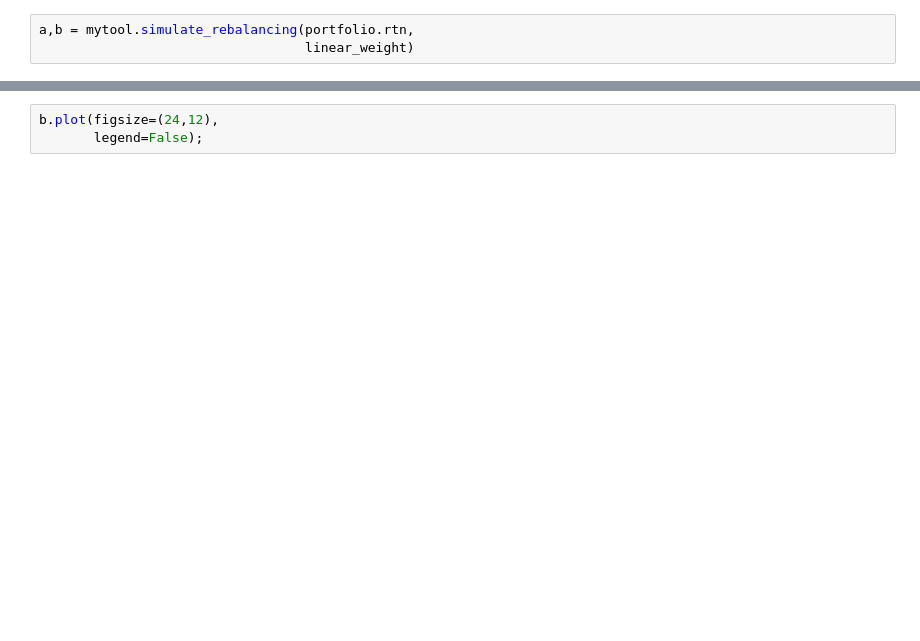
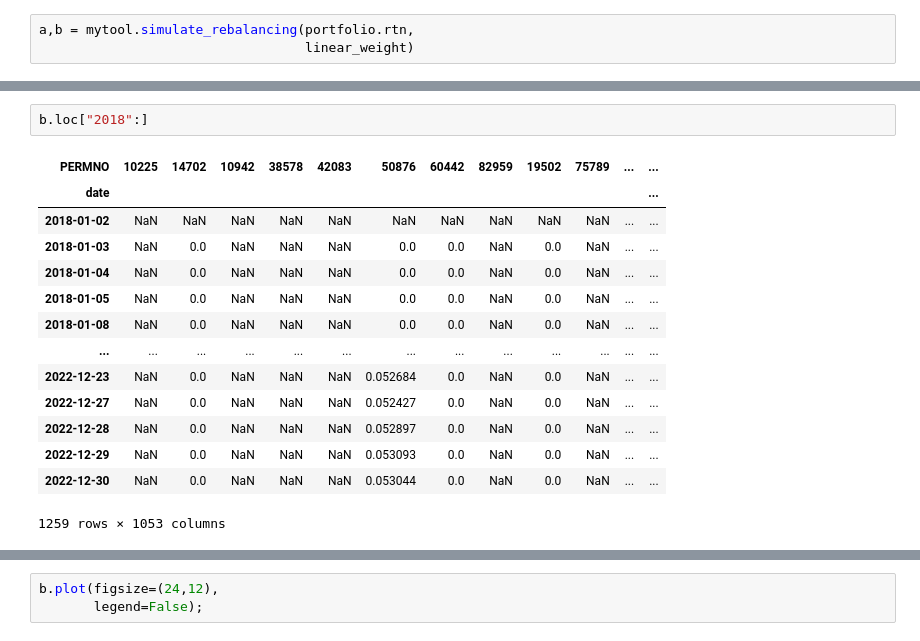
Before and after one commit to Je-Hyeon/Portfolio-Optimization-2023-FR-Project-, a Jupyter notebook: min_variance_pf.ipynb, the cells around one changed output, grey strips where cells are left out. Cells and saved outputs as stored; diff of their text form; blank space fills up the shorter version.

```diff
--- a/min_variance_pf.ipynb
+++ b/min_variance_pf.ipynb
@@ -23,3 +51,20 @@ a,b = mytool.simulate_rebalancing(portfolio.rtn,
+# %%
+b.loc["2018":]
+# %% [output]
+| PERMNO | 10225 | 14702 | 10942 | 38578 | 42083 | 50876 | 60442 | 82959 | 19502 | 75789 | ... | ... |
+| date |  |  |  |  |  |  |  |  |  |  |  | ... |
+| 2018-01-02 | NaN | NaN | NaN | NaN | NaN | NaN | NaN | NaN | NaN | NaN | ... | ... |
+| 2018-01-03 | NaN | 0.0 | NaN | NaN | NaN | 0.0 | 0.0 | NaN | 0.0 | NaN | ... | ... |
+| 2018-01-04 | NaN | 0.0 | NaN | NaN | NaN | 0.0 | 0.0 | NaN | 0.0 | NaN | ... | ... |
+| 2018-01-05 | NaN | 0.0 | NaN | NaN | NaN | 0.0 | 0.0 | NaN | 0.0 | NaN | ... | ... |
+| 2018-01-08 | NaN | 0.0 | NaN | NaN | NaN | 0.0 | 0.0 | NaN | 0.0 | NaN | ... | ... |
+| ... | ... | ... | ... | ... | ... | ... | ... | ... | ... | ... | ... | ... |
+| 2022-12-23 | NaN | 0.0 | NaN | NaN | NaN | 0.052684 | 0.0 | NaN | 0.0 | NaN | ... | ... |
+| 2022-12-27 | NaN | 0.0 | NaN | NaN | NaN | 0.052427 | 0.0 | NaN | 0.0 | NaN | ... | ... |
+| 2022-12-28 | NaN | 0.0 | NaN | NaN | NaN | 0.052897 | 0.0 | NaN | 0.0 | NaN | ... | ... |
+| 2022-12-29 | NaN | 0.0 | NaN | NaN | NaN | 0.053093 | 0.0 | NaN | 0.0 | NaN | ... | ... |
+| 2022-12-30 | NaN | 0.0 | NaN | NaN | NaN | 0.053044 | 0.0 | NaN | 0.0 | NaN | ... | ... |
+1259 rows × 1053 columns
 # %%
 pd.Series(a).plot(figsize=(24,12));
 # %% [output]
```
Also changed, not shown: parts of 4 cells of this notebook, 17 other files.
